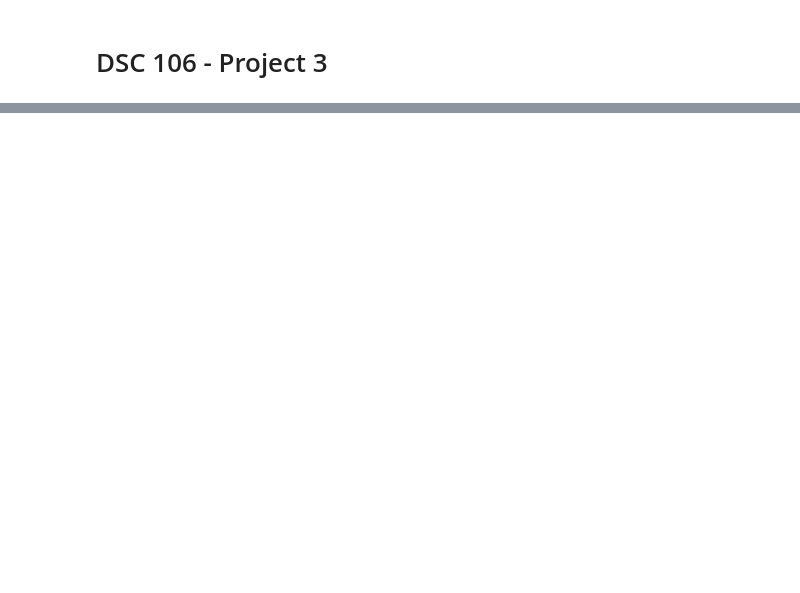
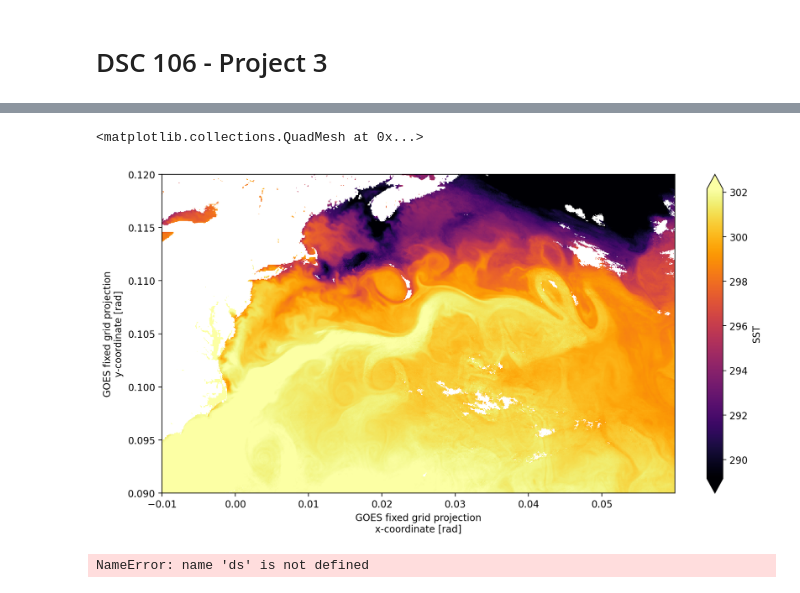
Before and after one commit to m1chun/dsc106-project3, a Jupyter notebook: mieko-notebook.ipynb, the cells around one changed output, grey strips where cells are left out. Drawn from its saved outputs; the diff is of its cells as text; code cells hidden in the pictures; blank space fills up the shorter version.

Commit message:
finished mieko plots

```diff
--- a/mieko-notebook.ipynb
+++ b/mieko-notebook.ipynb
@@ -70,0 +91,7 @@ Wall time: 6min 51s
+# %%
+%%time
+subset = ds.sel(x=slice(-0.01,0.06),y=slice(0.12,0.09))  #reduce to GS region
+masked = subset.SST.where(subset.DQF==0)
+mean_dy = masked.mean('time',skipna=True)   #here I want all possible values so skipna=True
+mean_dy.plot(vmin=16+273.15,vmax=29+273.15,cmap='inferno')
+# %% [output]
@@ -70,0 +100,6 @@ Wall time: 6min 51s
+<matplotlib.collections.QuadMesh at 0x...>
+[figure, added]
+# %%
+sst = ds['SST'].isel(time=0)
+# %% [output]
+NameError: name 'ds' is not defined
```
Also changed, not shown: parts of 3 cells of this notebook, 7 other files.
